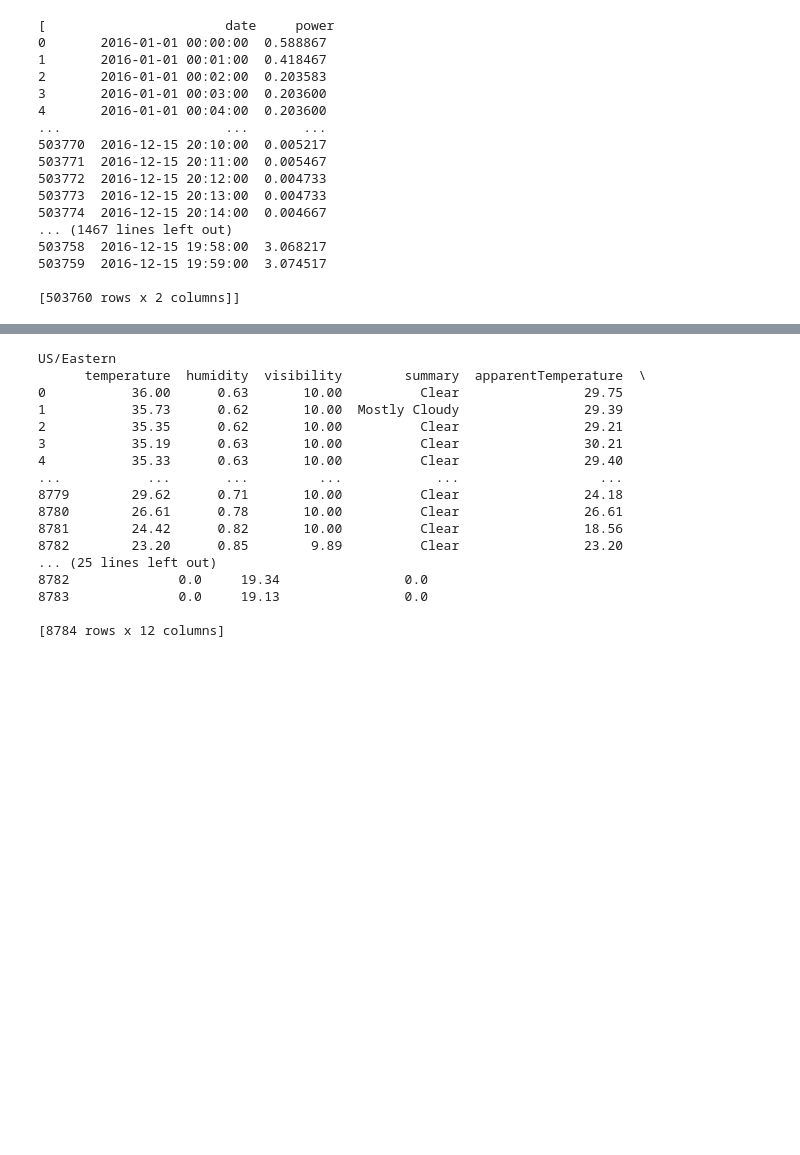
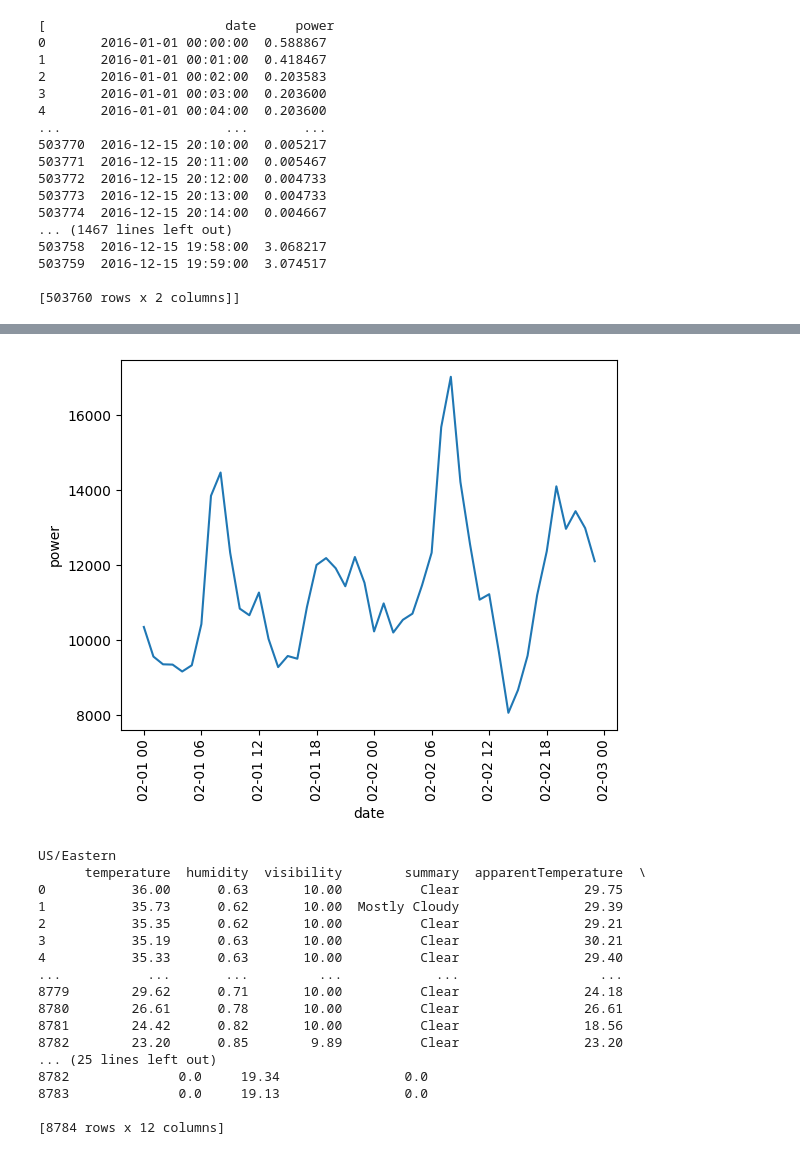
Before and after one commit to Dosclic98/PowerForecastLLM, a Jupyter notebook: DataPreparator.ipynb, the cells around one changed output, grey strips where cells are left out. Drawn from its saved outputs; the diff is of its cells as text; code cells hidden in the pictures; blank space fills up the shorter version.

```diff
--- a/DataPreparator.ipynb
+++ b/DataPreparator.ipynb
@@ -89,6 +96,9 @@ for i in range(len(apartDfs)):
 powerDf = pd.concat(apartDfs).groupby("date").sum().reset_index()
 powerDf["date"] = pd.to_datetime(powerDf["date"]).dt.tz_localize(pytz.timezone('US/Eastern'))
 
+# Perform granularity modification
+powerDf = powerDf.resample(granularity, on="date").sum().reset_index()
+powPlot = sns.lineplot(data=powerDf[powerDf["date"] < '2016-02-03'], x="date", y="power")
+powPlot.set_xticklabels(powPlot.get_xticklabels(), rotation=90)
 print(powerDf)
-# TODO Add granularity modification
 # %% [output]
@@ -109,3 +119,4 @@ print(powerDf)
+[figure, added]
 # %%
 # Include weather data
 def dateparse (time_in_secs):
```
Also changed, not shown: parts of 10 cells of this notebook.
